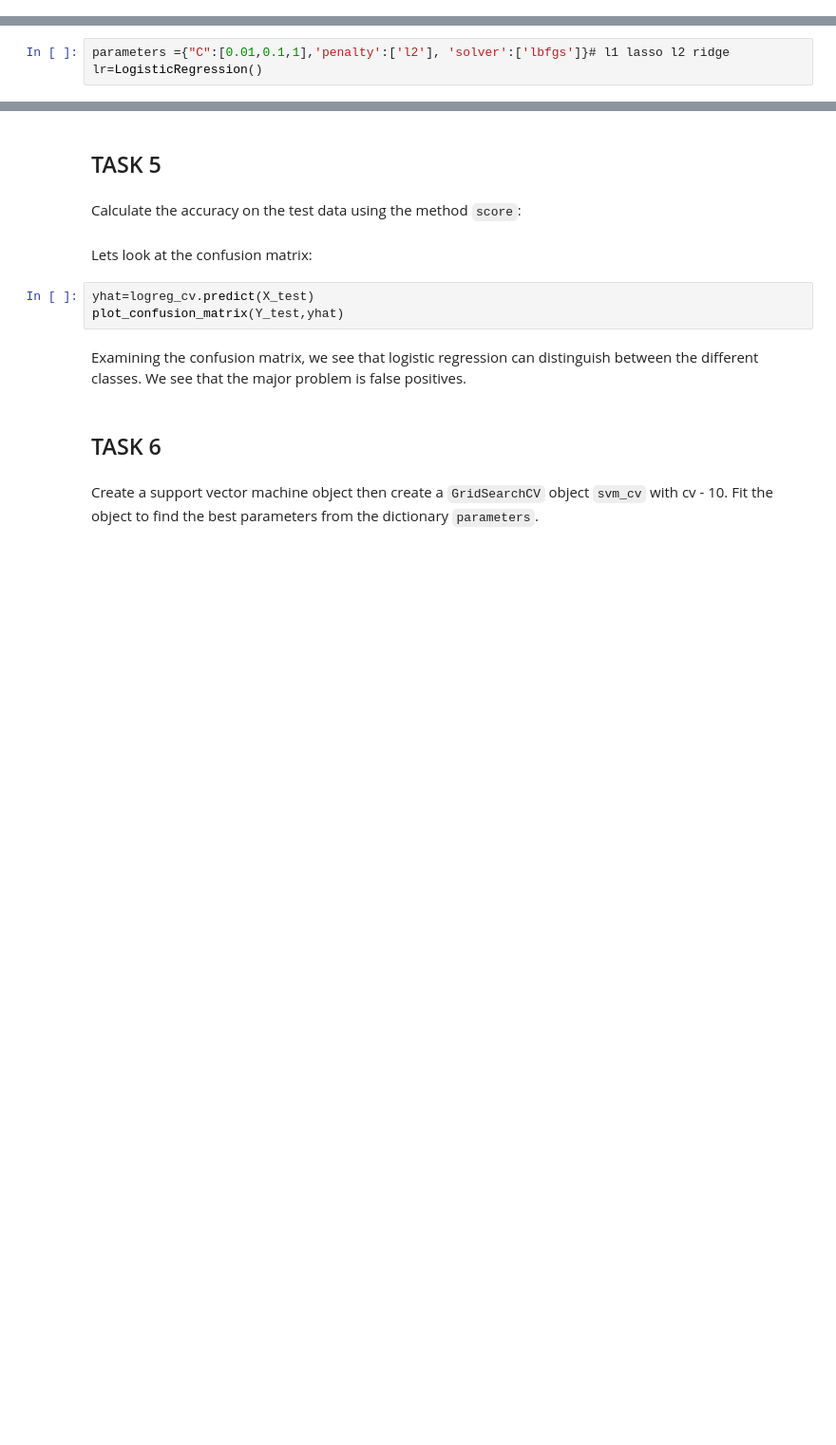
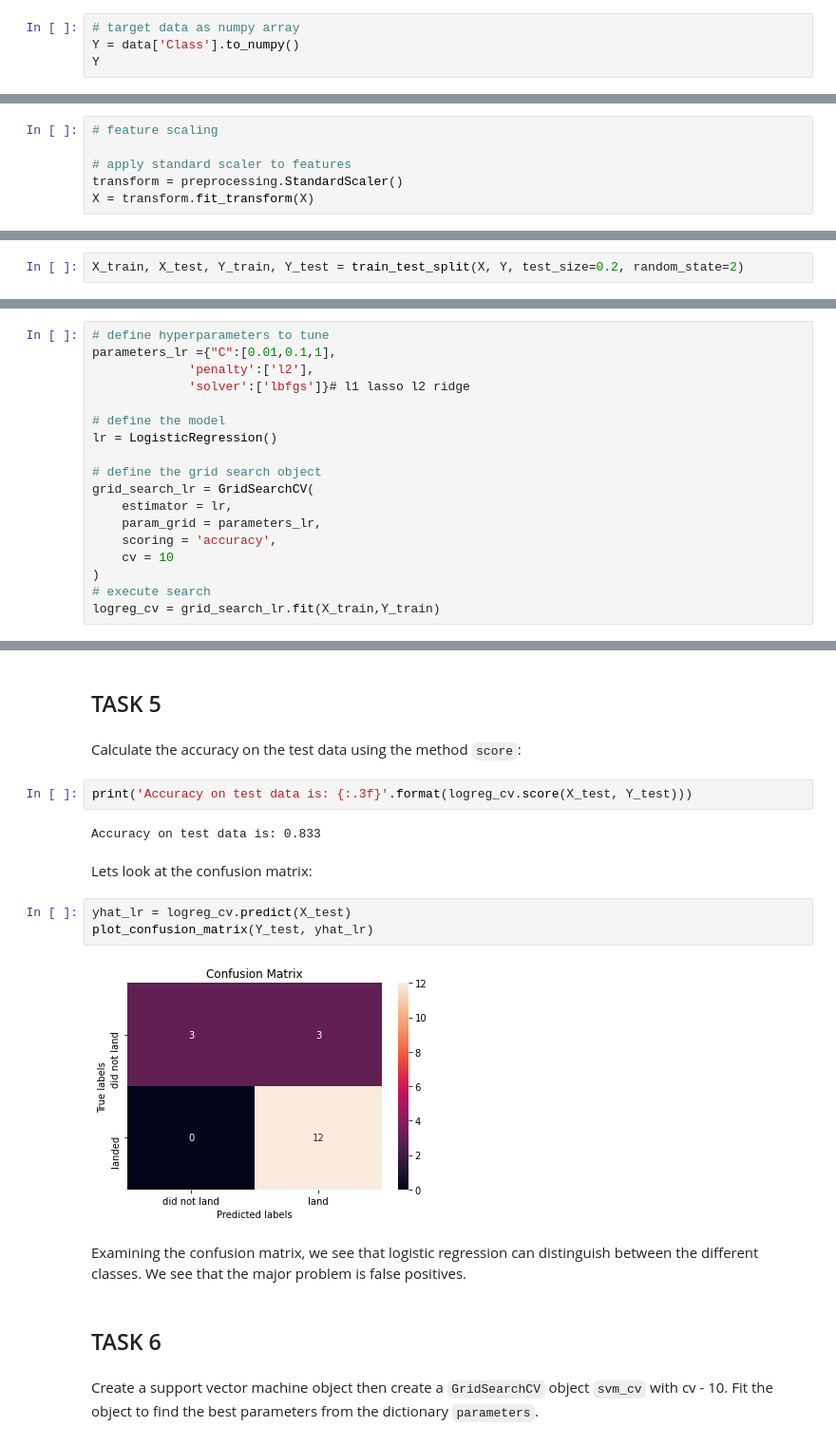
Before and after one commit to chuksoo/IBM-Data-Science-Capstone-SpaceX, a Jupyter notebook: Machine Learning Prediction.ipynb, the cells around one changed output, grey strips where cells are left out. Shown at 95% size. Drawn from its saved outputs; the diff is of its cells as text; blank space fills up the shorter version.

Commit message:
Machine Learning Prediction updated

```diff
--- a/Machine Learning Prediction.ipynb
+++ b/Machine Learning Prediction.ipynb
@@ -98,3 +119,7 @@ X.head(100)
 # %% [markdown]
 Create a NumPy array from the column <code>Class</code> in <code>data</code>, by applying the method <code>to_numpy()</code>  then
 assign it  to the variable <code>Y</code>,make sure the output is a  Pandas series (only one bracket df\['name of  column']).
+# %%
+# target data as numpy array
+Y = data['Class'].to_numpy()
+Y
@@ -108,3 +136,9 @@ transform = preprocessing.StandardScaler()
+# %%
+# feature scaling
+
+# apply standard scaler to features
+transform = preprocessing.StandardScaler()
+X = transform.fit_transform(X)
 # %% [markdown]
 We split the data into training and testing data using the  function  <code>train_test_split</code>.   The training data is divided into validation data, a second set used for training  data; then the models are trained and hyperparameters are selected using the function <code>GridSearchCV</code>.
 # %% [markdown]
@@ -113,6 +147,8 @@ We split the data into training and testing data using the  function  <code>trai
 Use the function train_test_split to split the data X and Y into training and test data. Set the parameter test_size to  0.2 and random_state to 2. The training data and test data should be assigned to the following labels.
 # %% [markdown]
 <code>X_train, X_test, Y_train, Y_test</code>
+# %%
+X_train, X_test, Y_train, Y_test = train_test_split(X, Y, test_size=0.2, random_state=2)
 # %% [markdown]
 we can see we only have 18 test samples.
 # %%
@@ -128,6 +164,21 @@ parameters ={'C':[0.01,0.1,1],
 # %%
-parameters ={"C":[0.01,0.1,1],'penalty':['l2'], 'solver':['lbfgs']}# l1 lasso l2 ridge
-lr=LogisticRegression()
+# define hyperparameters to tune
+parameters_lr ={"C":[0.01,0.1,1],
+             'penalty':['l2'],
+             'solver':['lbfgs']}# l1 lasso l2 ridge
+
+# define the model
+lr = LogisticRegression()
+
+# define the grid search object
+grid_search_lr = GridSearchCV(
+    estimator = lr,
+    param_grid = parameters_lr,
+    scoring = 'accuracy',
+    cv = 10
+)
+# execute search
+logreg_cv = grid_search_lr.fit(X_train,Y_train)
 # %% [markdown]
 We output the <code>GridSearchCV</code> object for logistic regression. We display the best parameters using the data attribute <code>best_params\_</code> and the accuracy on the validation data using the data attribute <code>best_score\_</code>.
 # %%
@@ -137,11 +191,17 @@ print("accuracy :",logreg_cv.best_score_)
 ## TASK  5
 # %% [markdown]
 Calculate the accuracy on the test data using the method <code>score</code>:
+# %%
+print('Accuracy on test data is: {:.3f}'.format(logreg_cv.score(X_test, Y_test)))
+# %% [output]
+Accuracy on test data is: 0.833
 # %% [markdown]
 Lets look at the confusion matrix:
 # %%
-yhat=logreg_cv.predict(X_test)
-plot_confusion_matrix(Y_test,yhat)
+yhat_lr = logreg_cv.predict(X_test)
+plot_confusion_matrix(Y_test, yhat_lr)
+# %% [output]
+[figure, added]
 # %% [markdown]
 Examining the confusion matrix, we see that logistic regression can distinguish between the different classes.  We see that the major problem is false positives.
 # %% [markdown]
```
Also changed, not shown: parts of 22 cells of this notebook.
